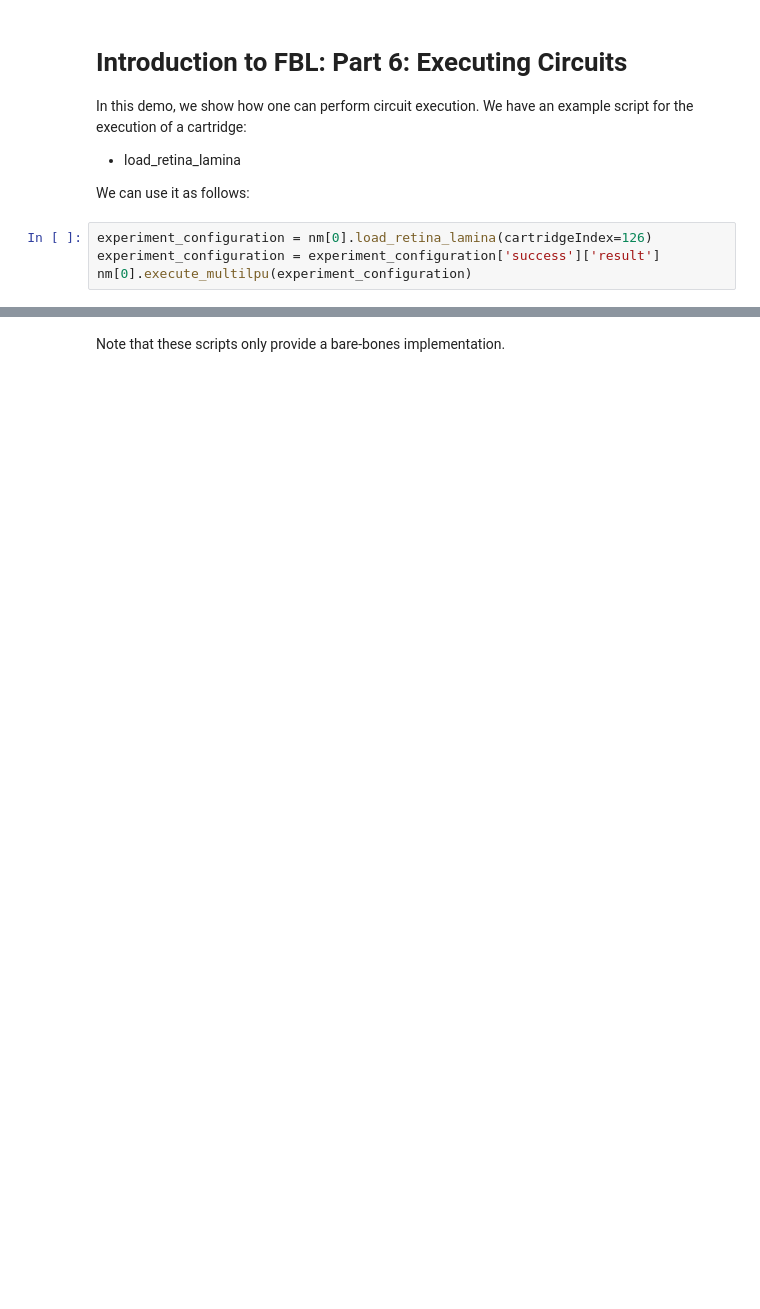
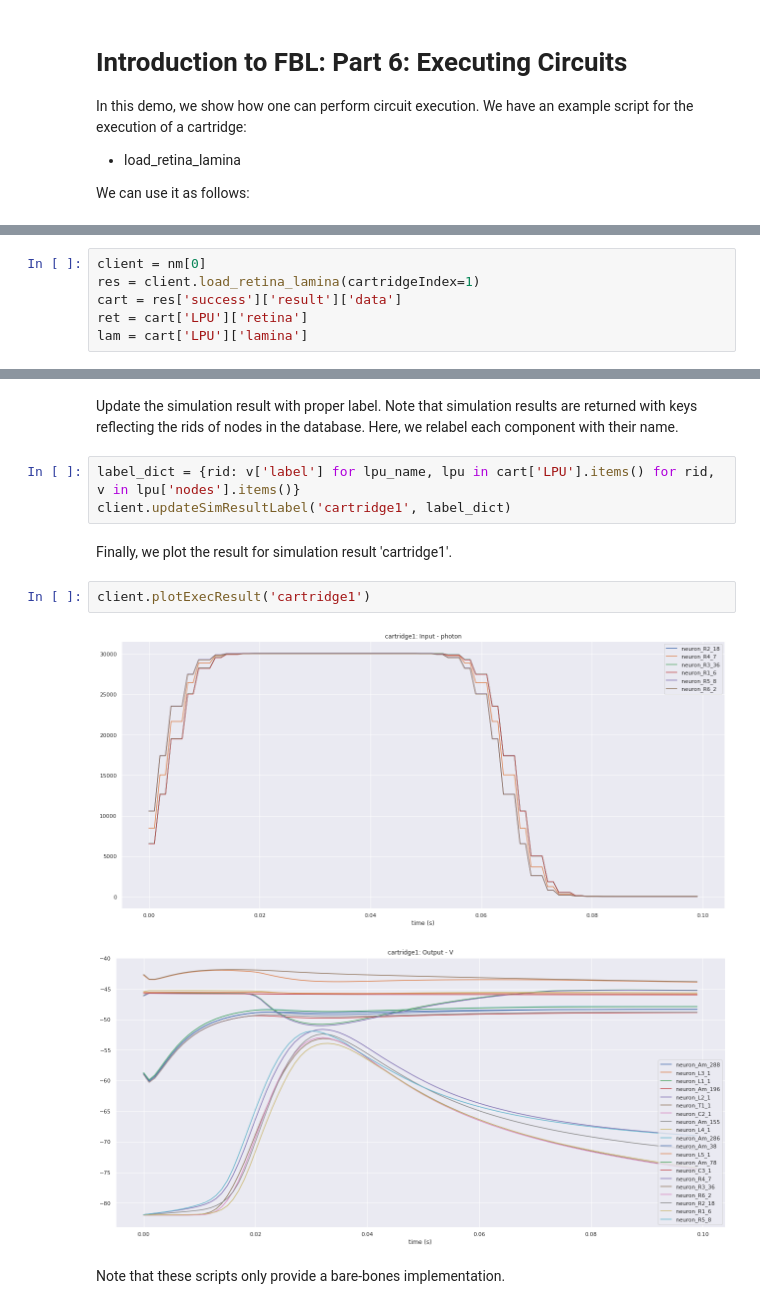
Before and after one commit to FlyBrainLab/FBLClient, a Jupyter notebook: examples/jupyter_notebooks/6_executing_circuits.ipynb, the cells around one changed output, grey strips where cells are left out. Drawn from its saved outputs; the diff is of its cells as text; blank space fills up the shorter version.

Commit message:
update cartridge example

```diff
--- a/examples/jupyter_notebooks/6_executing_circuits.ipynb
+++ b/examples/jupyter_notebooks/6_executing_circuits.ipynb
@@ -6,7 +6,3 @@ We have an example script for the execution of a cartridge:
 * load_retina_lamina
 
 We can use it as follows:
-# %%
-experiment_configuration = nm[0].load_retina_lamina(cartridgeIndex=126)
-experiment_configuration = experiment_configuration['success']['result']
-nm[0].execute_multilpu(experiment_configuration)
@@ -39,0 +11,6 @@ Shape of Results: (30, 109)
+# %%
+client = nm[0]
+res = client.load_retina_lamina(cartridgeIndex=1)
+cart = res['success']['result']['data']
+ret = cart['LPU']['retina']
+lam = cart['LPU']['lamina']
@@ -40,2 +93,14 @@ Shape of Results: (30, 109)
+# %% [markdown]
+Update the simulation result with proper label. Note that simulation results are returned with keys reflecting the rids of nodes in the database. Here, we relabel each component with their name.
+# %%
+label_dict = {rid: v['label'] for lpu_name, lpu in cart['LPU'].items() for rid, v in lpu['nodes'].items()}
+client.updateSimResultLabel('cartridge1', label_dict)
+# %% [markdown]
+Finally, we plot the result for simulation result 'cartridge1'.
+# %%
+client.plotExecResult('cartridge1')
+# %% [output]
+[figure, added]
+[figure, added]
 # %% [markdown]
 Note that these scripts only provide a bare-bones implementation.
```
Also changed, not shown: parts of 11 cells of this notebook, 2 other files.
